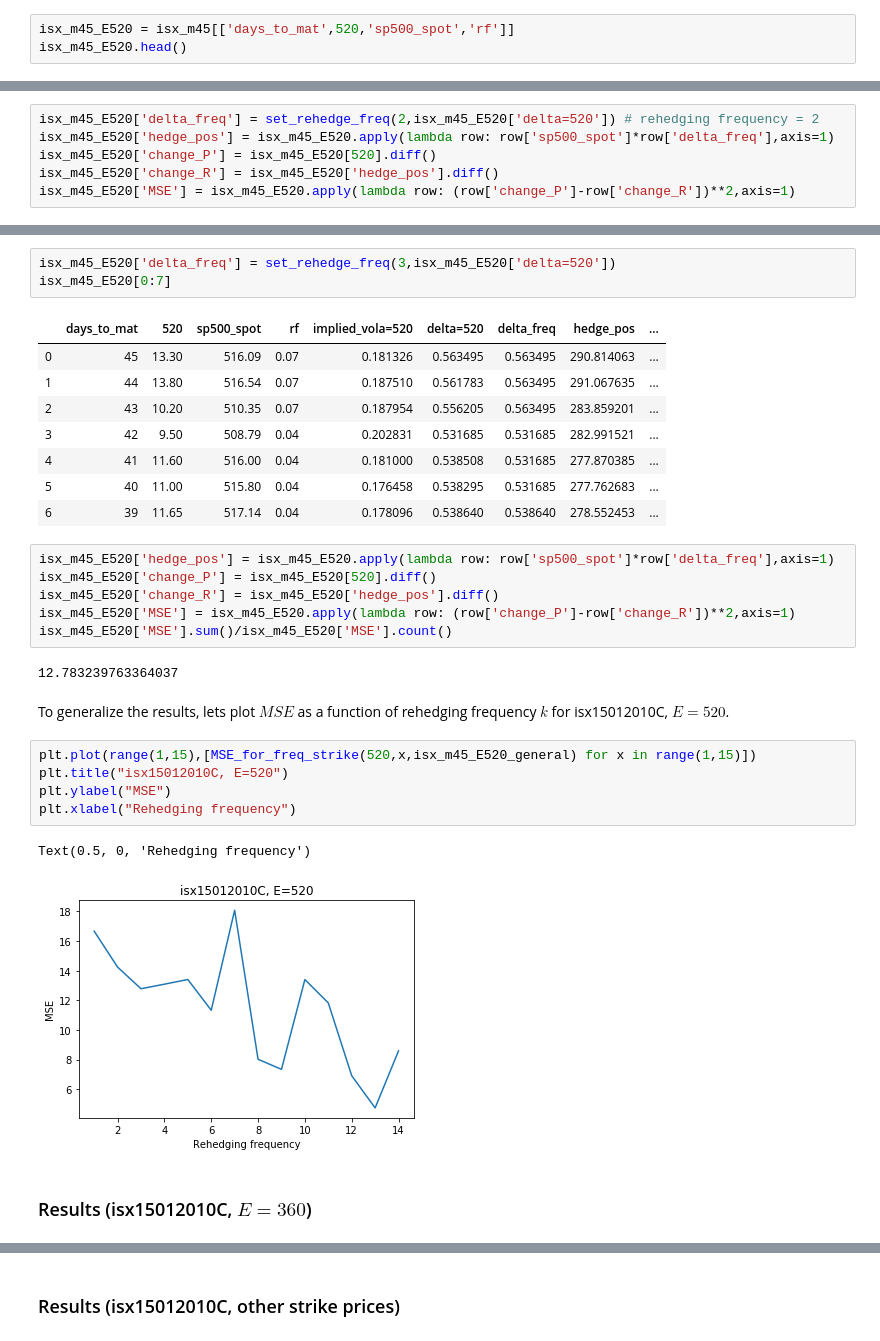
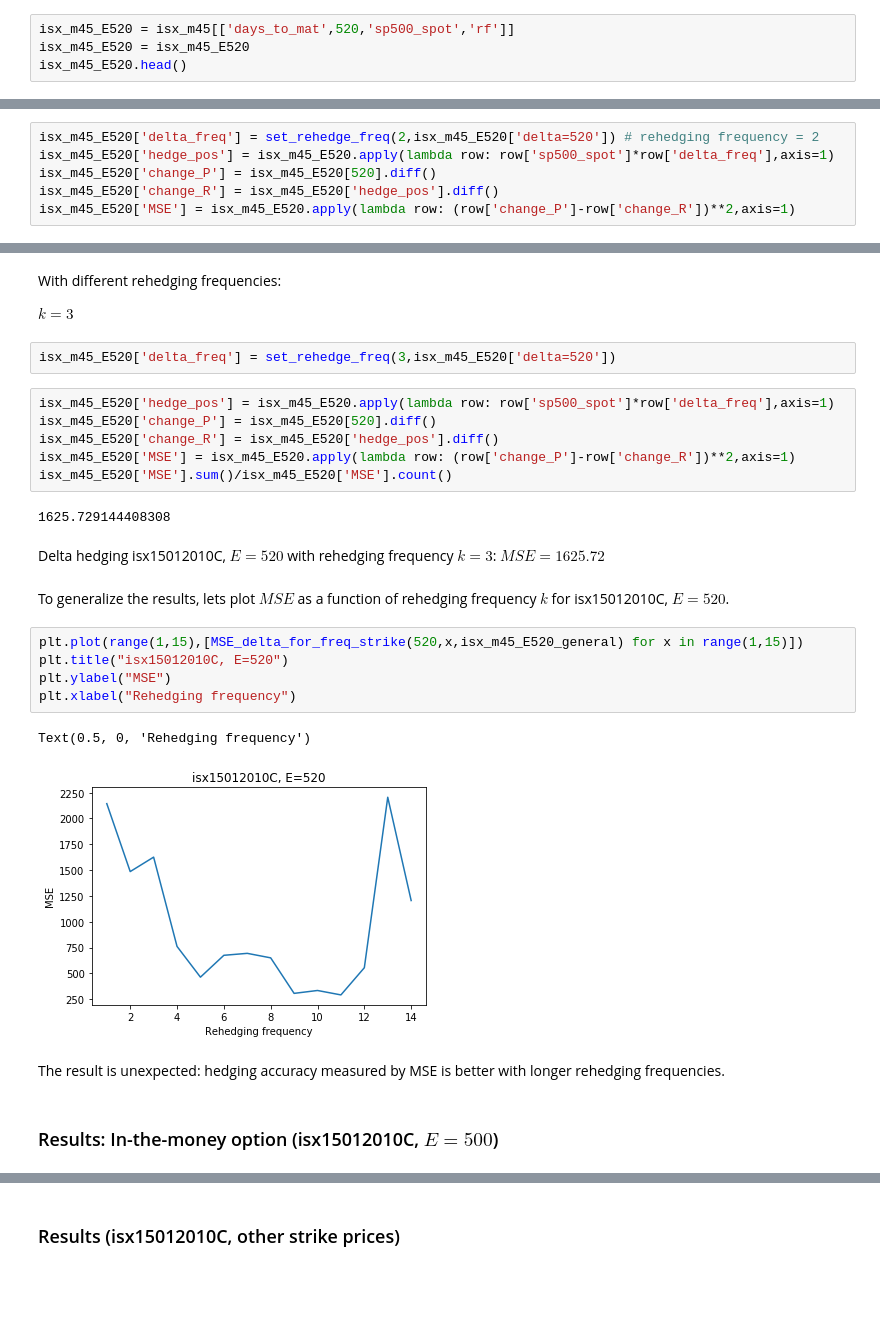
Before and after one commit to j4bert0/FE1-hedging, a Jupyter notebook: delta_hedge.ipynb, the cells around one changed output, grey strips where cells are left out. Saved outputs shown, nothing was run; the diff lists cells and outputs as text; blank space fills up the shorter version.

```diff
--- a/delta_hedge.ipynb
+++ b/delta_hedge.ipynb
@@ -48,6 +50,7 @@ sp500_spot
 Since at $t_0$: $S_0=516.09$, call with $E=515$ is closest we can get to ATM. However, price series for this option is not complete (consists NaN values). Hence $E=520$ is chosen, which is in-the-money (ITM).
 # %%
 isx_m45_E520 = isx_m45[['days_to_mat',520,'sp500_spot','rf']]
+isx_m45_E520 = isx_m45_E520
 isx_m45_E520.head()
 # %% [output]
 |  | days_to_mat | 520 | sp500_spot | rf |
@@ -111,15 +149,9 @@ $k=3$
+# %% [markdown]
+With different rehedging frequencies:
+
+$k=3$
 # %%
 isx_m45_E520['delta_freq'] = set_rehedge_freq(3,isx_m45_E520['delta=520'])
-isx_m45_E520[0:7]
-# %% [output]
-|  | days_to_mat | 520 | sp500_spot | rf | implied_vola=520 | delta=520 | delta_freq | hedge_pos | ... |
-| 0 | 45 | 13.30 | 516.09 | 0.07 | 0.181326 | 0.563495 | 0.563495 | 290.814063 | ... |
-| 1 | 44 | 13.80 | 516.54 | 0.07 | 0.187510 | 0.561783 | 0.563495 | 291.067635 | ... |
-| 2 | 43 | 10.20 | 510.35 | 0.07 | 0.187954 | 0.556205 | 0.563495 | 283.859201 | ... |
-| 3 | 42 | 9.50 | 508.79 | 0.04 | 0.202831 | 0.531685 | 0.531685 | 282.991521 | ... |
-| 4 | 41 | 11.60 | 516.00 | 0.04 | 0.181000 | 0.538508 | 0.531685 | 277.870385 | ... |
-| 5 | 40 | 11.00 | 515.80 | 0.04 | 0.176458 | 0.538295 | 0.531685 | 277.762683 | ... |
-| 6 | 39 | 11.65 | 517.14 | 0.04 | 0.178096 | 0.538640 | 0.538640 | 278.552453 | ... |
 # %%
 isx_m45_E520['hedge_pos'] = isx_m45_E520.apply(lambda row: row['sp500_spot']*row['delta_freq'],axis=1)
 isx_m45_E520['change_P'] = isx_m45_E520[520].diff()
@@ -127,17 +159,21 @@ isx_m45_E520['change_R'] = isx_m45_E520['hedge_pos'].diff()
 isx_m45_E520['MSE'] = isx_m45_E520.apply(lambda row: (row['change_P']-row['change_R'])**2,axis=1)
 isx_m45_E520['MSE'].sum()/isx_m45_E520['MSE'].count()
 # %% [output]
-12.783239763364037
+1625.729144408308
+# %% [markdown]
+Delta hedging isx15012010C, $E=520$ with rehedging frequency $k=3$: $MSE=1625.72$
 # %% [markdown]
 To generalize the results, lets plot $MSE$ as a function of rehedging frequency $k$ for isx15012010C, $E=520$.
 # %%
-plt.plot(range(1,15),[MSE_for_freq_strike(520,x,isx_m45_E520_general) for x in range(1,15)])
+plt.plot(range(1,15),[MSE_delta_for_freq_strike(520,x,isx_m45_E520_general) for x in range(1,15)])
 plt.title("isx15012010C, E=520")
 plt.ylabel("MSE")
 plt.xlabel("Rehedging frequency")
 # %% [output]
 Text(0.5, 0, 'Rehedging frequency')
-[figure, old version]
+[figure, new version]
+# %% [markdown]
+The result is unexpected: hedging accuracy measured by MSE is better with longer rehedging frequencies.
 # %% [markdown]
-### Results (isx15012010C, $E=360$)
+### Results: In-the-money option (isx15012010C, $E=500$)
 # %%
```
Also changed, not shown: parts of 45 cells of this notebook, 4 other files.
